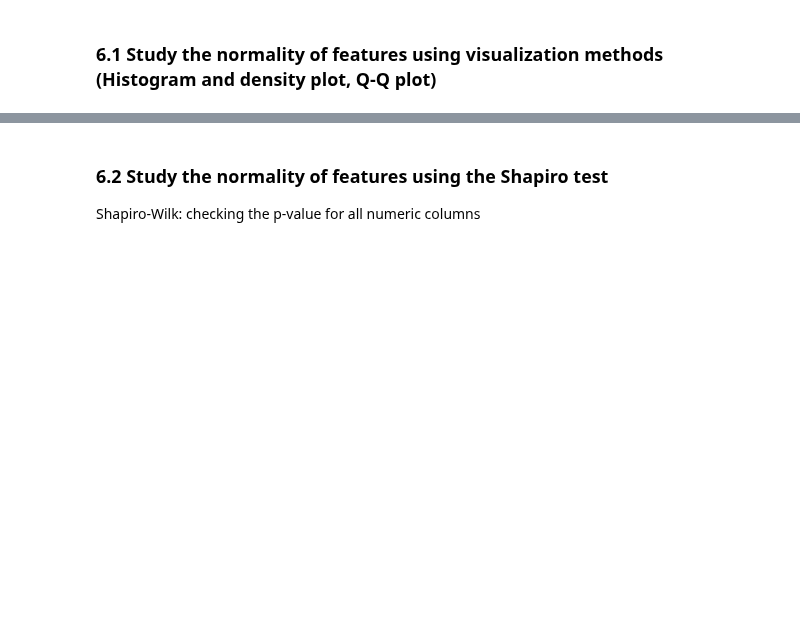
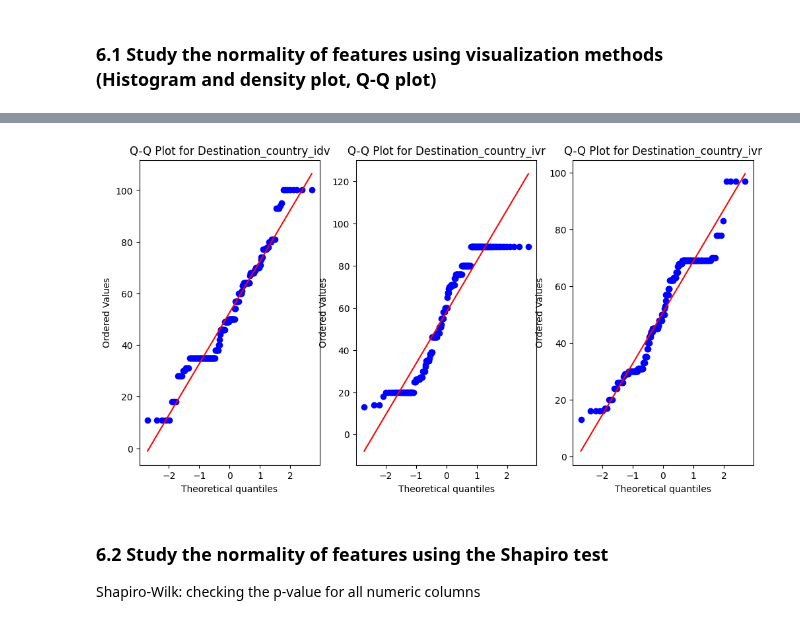
Before and after one commit to yceugene/DA_Proj_G7, a Jupyter notebook: src/main.ipynb, the cells around one changed output, grey strips where cells are left out. Saved outputs shown, nothing was run; the diff lists cells and outputs as text; code cells hidden in the pictures; blank space fills up the shorter version.

```diff
--- a/src/main.ipynb
+++ b/src/main.ipynb
@@ -401,3 +480,26 @@ plt.show()
+# %%
+## Q-Q Plot for a sample of 200 data points
+fig, ax = plt.subplots(1, 3, figsize=(12, 6))
+
+sample_pdi = clean_rating_df['Destination_country_pdi'].sample(200, random_state=42)
+sample_idv = clean_rating_df['Destination_country_idv'].sample(200, random_state=42)
+sample_ivr = clean_rating_df['Destination_country_ivr'].sample(200, random_state=42)
+
+columns_sample = [sample_pdi, sample_idv, sample_ivr]
+
+for i, col in enumerate(columns_sample, 1):
+    if i==0:
+        col_name = 'Destination_country_pdi'
+    elif i==1:
+        col_name = 'Destination_country_idv'
+    else:
+        col_name = 'Destination_country_ivr'
+
+    plt.subplot(1, 3, i)
+    stats.probplot(col, dist="norm", plot=plt)
+    plt.title(f'Q-Q Plot for {col_name}')
+# %% [output]
+[figure, added]
 # %% [markdown]
 ### 6.2 Study the normality of features using the Shapiro test
 Shapiro-Wilk: checking the p-value for all numeric columns
```
Also changed, not shown: parts of 21 cells of this notebook.
